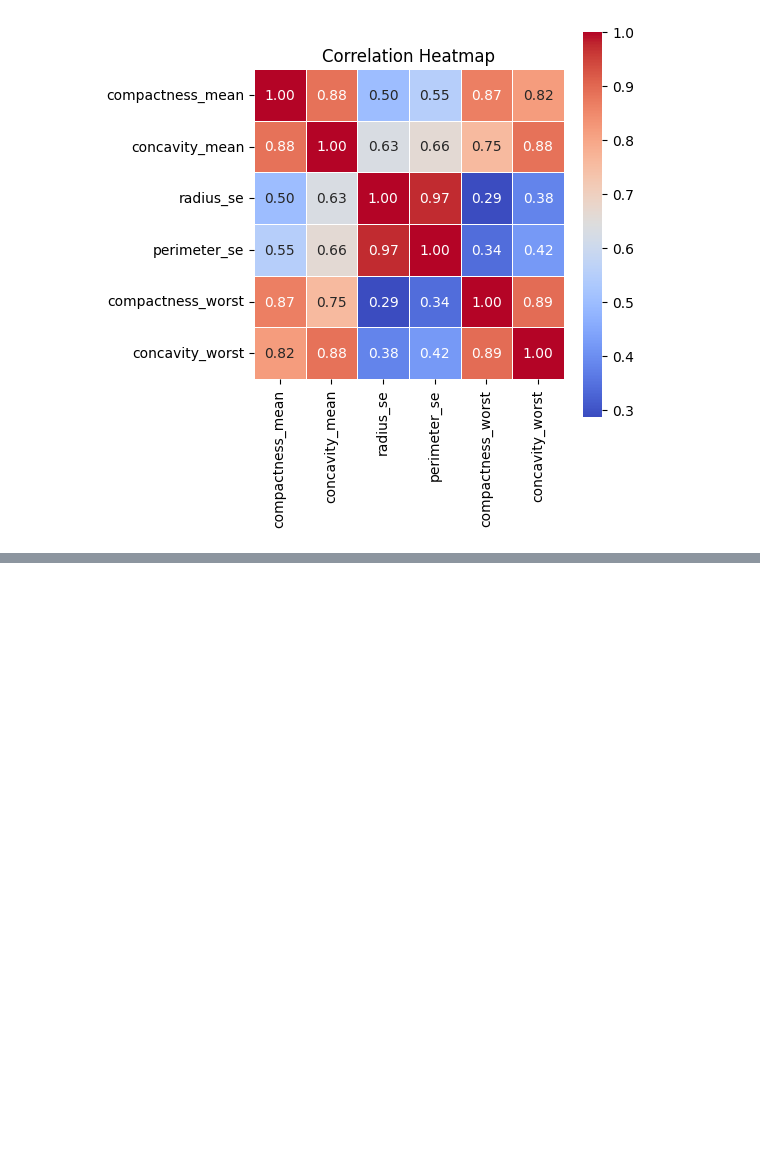
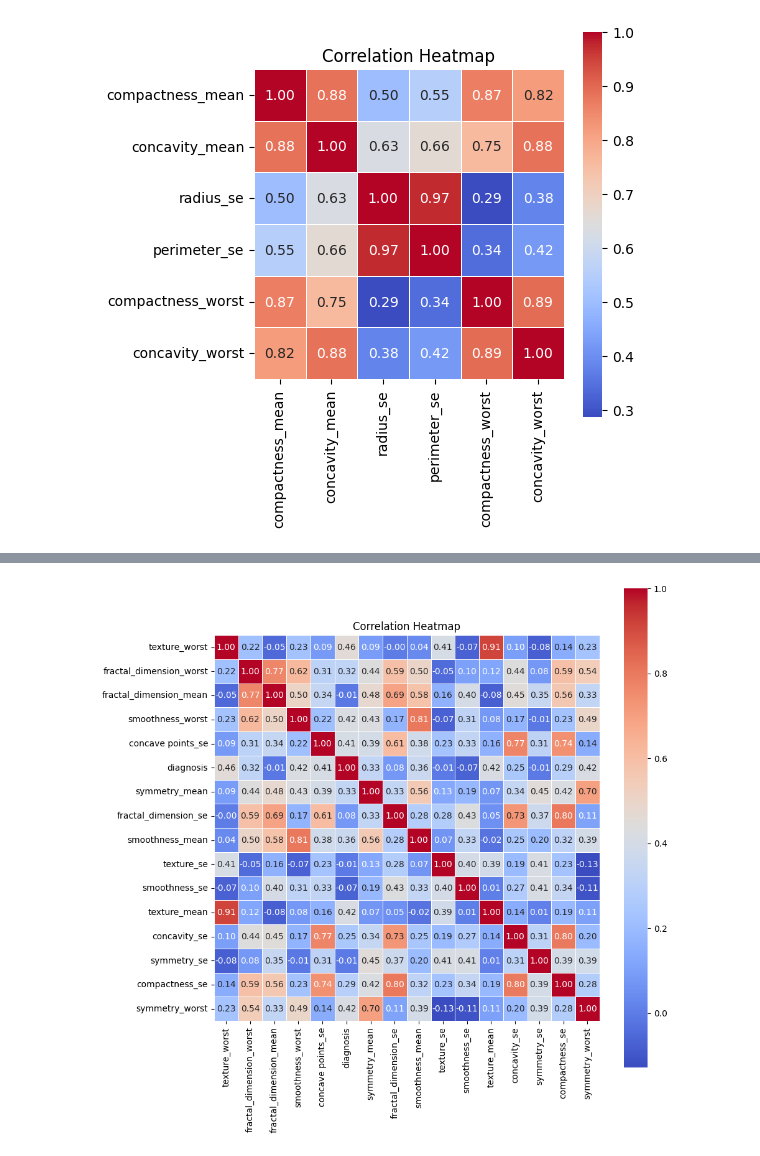
Before and after one commit to tselane2110/Breast-Cancer-Detection, a Jupyter notebook: BreastCancerPrediction.ipynb, the cells around one changed output, grey strips where cells are left out. Cells and saved outputs as stored; diff of their text form; code cells hidden in the pictures; blank space fills up the shorter version.

```diff
--- a/BreastCancerPrediction.ipynb
+++ b/BreastCancerPrediction.ipynb
@@ -988,0 +1026,4 @@ plt.show()
+# %%
+all_features = list(df.columns)
+remaining_cols = list(set(all_features) - set(cols_highcorr) - set(cols_midcorr))
+remaining_cols
@@ -988,0 +1047,14 @@ plt.show()
+# %%
+# heatmap for features with low correlation
+df_lowcorr = df[remaining_cols]
+
+# Compute correlation matrix
+corr = df_lowcorr.corr(numeric_only=True)
+
+# Create heatmap
+plt.figure(figsize=(10, 10))
+sns.heatmap(corr, annot=True, cmap='coolwarm', fmt=".2f", square=True, linewidths=0.5)
+plt.title("Correlation Heatmap")
+plt.show()
+# %% [output]
+[figure, added]
```
Also changed, not shown: parts of 8 cells of this notebook.
